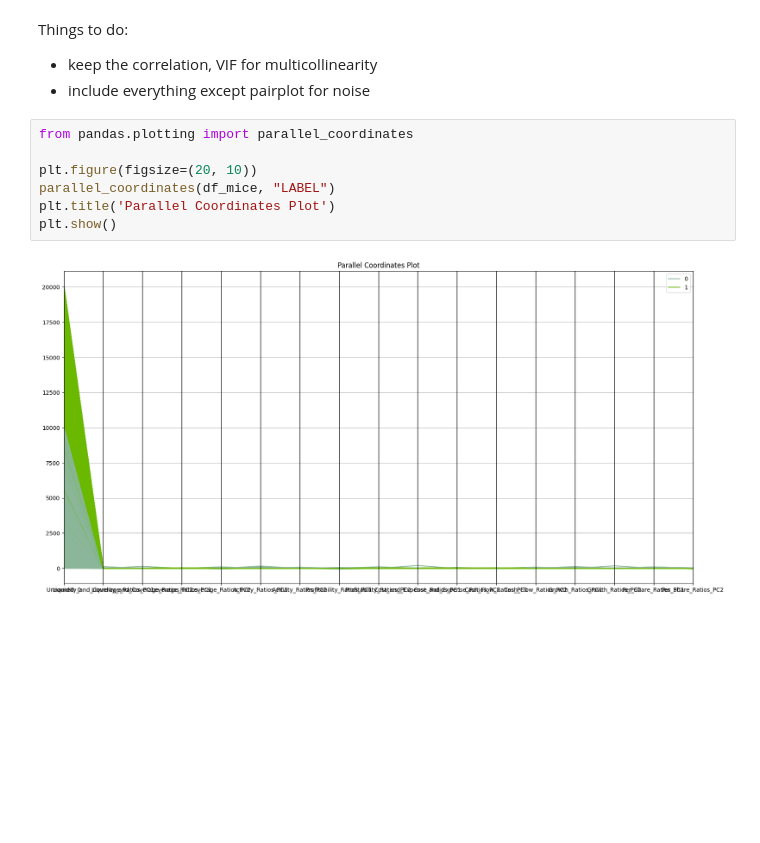
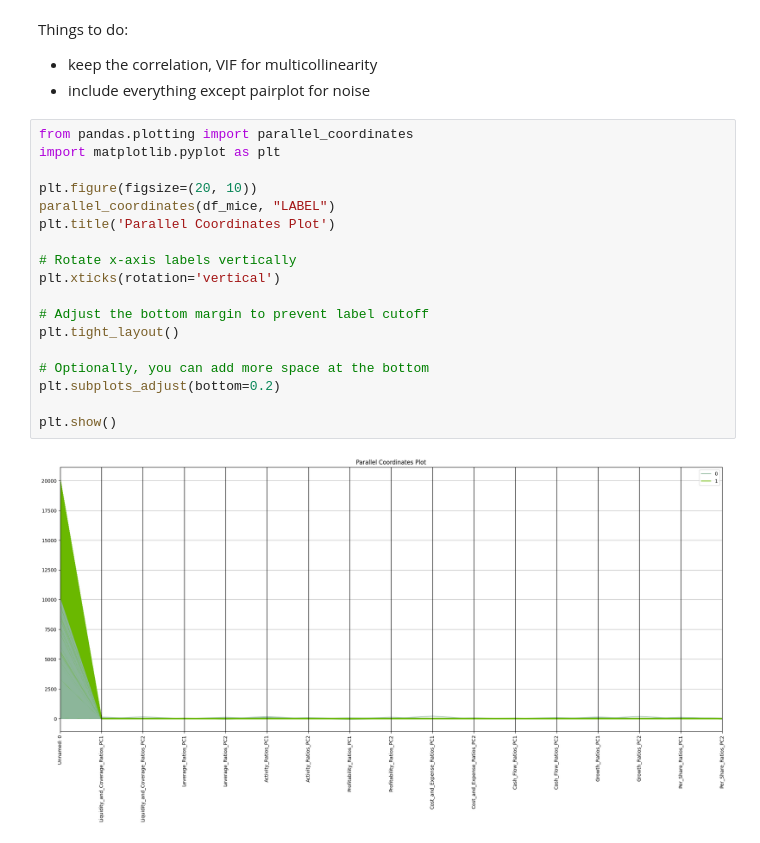
Before and after one commit to MithulMDev/Financial_distress_classification, a Jupyter notebook: multicollinearity.ipynb, the cells around one changed output. Cells and saved outputs as stored; diff of their text form; blank space fills up the shorter version.

```diff
--- a/multicollinearity.ipynb
+++ b/multicollinearity.ipynb
@@ -243,13 +243,24 @@ Things to do:
 - include everything except pairplot for noise
 # %%
 from pandas.plotting import parallel_coordinates
+import matplotlib.pyplot as plt
 
 plt.figure(figsize=(20, 10))
 parallel_coordinates(df_mice, "LABEL")
 plt.title('Parallel Coordinates Plot')
+
+# Rotate x-axis labels vertically
+plt.xticks(rotation='vertical')
+
+# Adjust the bottom margin to prevent label cutoff
+plt.tight_layout()
+
+# Optionally, you can add more space at the bottom
+plt.subplots_adjust(bottom=0.2)
+
 plt.show()
 # %% [output]
-[figure, old version]
+[figure, new version]
 # %%
 from pandas.plotting import andrews_curves
 
```
Also changed, not shown: parts of 1 cell of this notebook.
